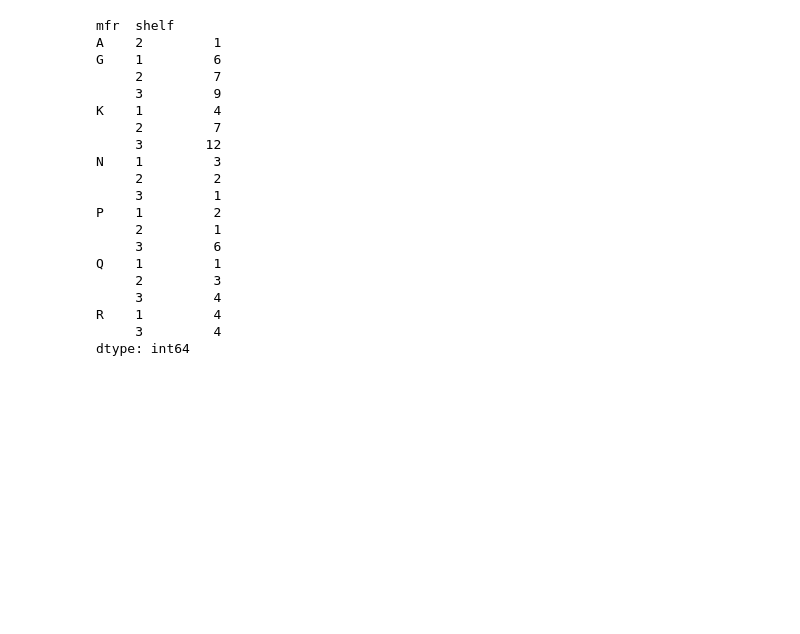
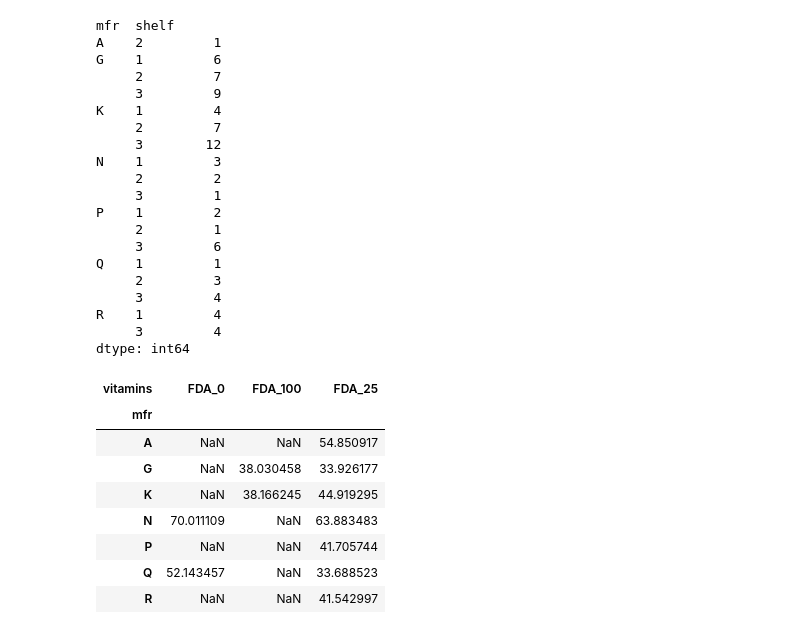
Before and after one commit to MuhammadJundullah/JCOPCourseDataScience, a Jupyter notebook: 02 - Pandas Introduction/Part 2 - Conditional and more pandas.ipynb, the cells around one changed output. Drawn from its saved outputs; the diff is of its cells as text; code cells hidden in the pictures; blank space fills up the shorter version.

```diff
--- a/02 - Pandas Introduction/Part 2 - Conditional and more pandas.ipynb
+++ b/02 - Pandas Introduction/Part 2 - Conditional and more pandas.ipynb
@@ -72,0 +104,12 @@ df.pivot_table( )
+# %%
+df.pivot_table(index="mfr", columns="vitamins", values="rating", aggfunc='mean')
+# %% [output]
+| vitamins | FDA_0 | FDA_100 | FDA_25 |
+| mfr |  |  |  |
+| A | NaN | NaN | 54.850917 |
+| G | NaN | 38.030458 | 33.926177 |
+| K | NaN | 38.166245 | 44.919295 |
+| N | 70.011109 | NaN | 63.883483 |
+| P | NaN | NaN | 41.705744 |
+| Q | 52.143457 | NaN | 33.688523 |
+| R | NaN | NaN | 41.542997 |
```
Also changed, not shown: parts of 3 cells of this notebook.
